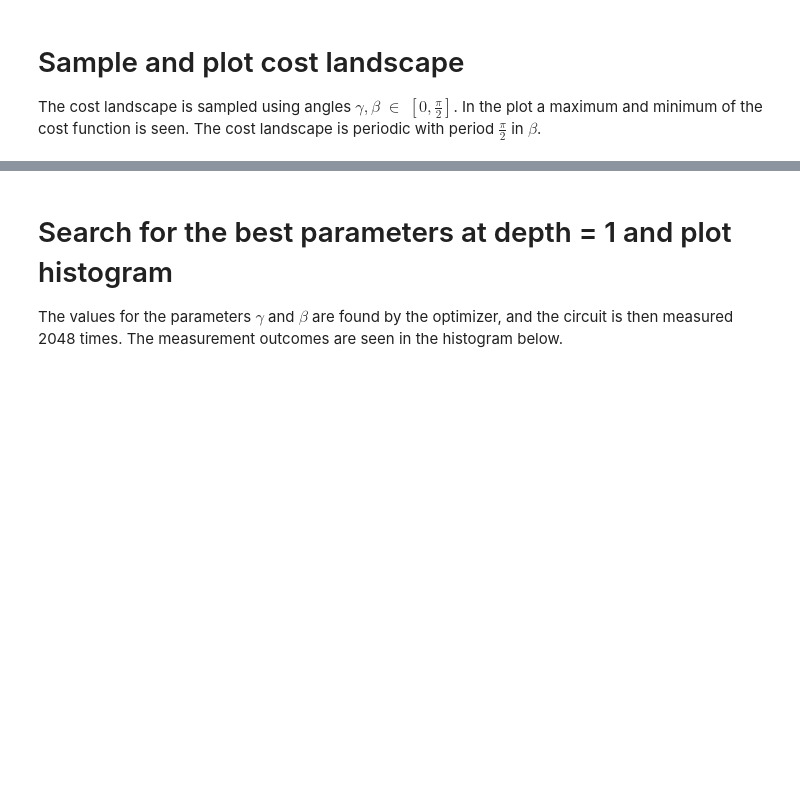
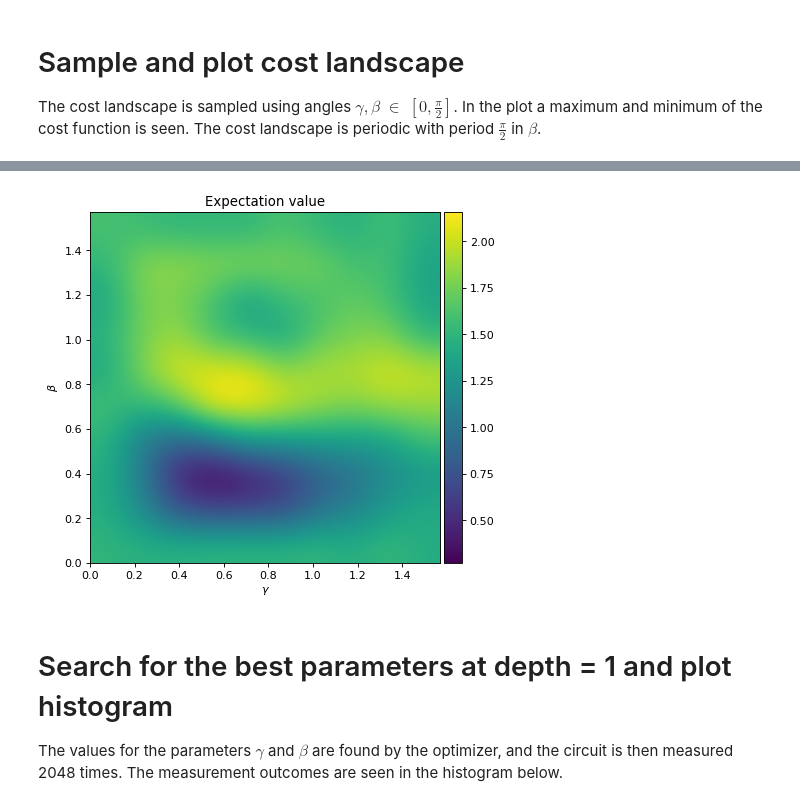
Before and after one commit to OpenQuantumComputing/QAOA, a Jupyter notebook: examples/MaxCut/ToyExample.ipynb, the cells around one changed output, grey strips where cells are left out. Saved outputs shown, nothing was run; the diff lists cells and outputs as text; code cells hidden in the pictures; blank space fills up the shorter version.

```diff
--- a/examples/MaxCut/ToyExample.ipynb
+++ b/examples/MaxCut/ToyExample.ipynb
@@ -71,3 +57,7 @@ _=pl.colorbar(im, cax=cax)
+# %%
+plot_Var(qaoa)
+# %% [output]
+[figure, added]
 # %% [markdown]
 # Search for the best parameters at depth = 1 and plot histogram
 The values for the parameters $\gamma$ and $\beta$ are found by the optimizer, and the circuit is then measured 2048 times. The measurement outcomes are seen in the histogram below.
```
Also changed, not shown: parts of 10 cells of this notebook, 23 other files.
